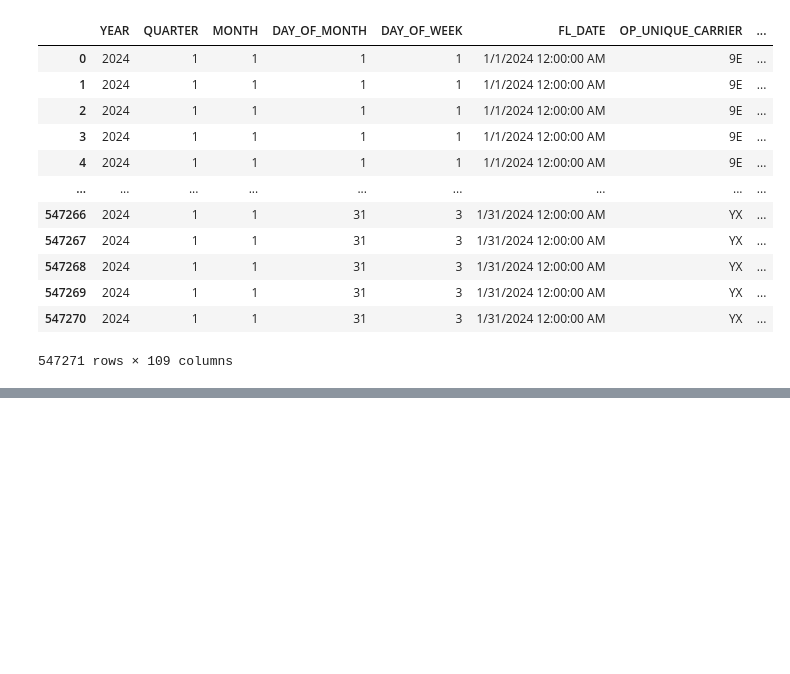
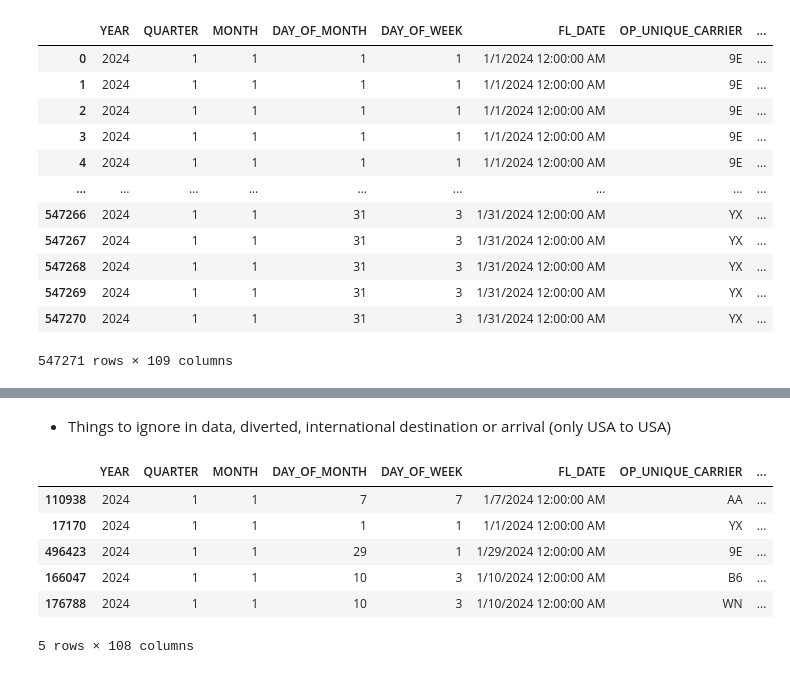
Before and after one commit to trevormgray/NN-Project, a Jupyter notebook: Flights.ipynb, the cells around one changed output, grey strips where cells are left out. Saved outputs shown, nothing was run; the diff lists cells and outputs as text; code cells hidden in the pictures; blank space fills up the shorter version.

```diff
--- a/Flights.ipynb
+++ b/Flights.ipynb
@@ -41,0 +108,19 @@ read_csv('T_ONTIME_REPORTING.csv')
+# %% [markdown]
+* Things to ignore in data, diverted, international destination or arrival (only USA to USA)
+# %%
+train_sample = train_set.sample(n=1000, random_state=42)
+
+X = train_sample.copy()
+y = X.pop('DIVERTED')
+
+X.shape
+
+X.head()
+# %% [output]
+|  | YEAR | QUARTER | MONTH | DAY_OF_MONTH | DAY_OF_WEEK | FL_DATE | OP_UNIQUE_CARRIER | ... |
+| 110938 | 2024 | 1 | 1 | 7 | 7 | 1/7/2024 12:00:00 AM | AA | ... |
+| 17170 | 2024 | 1 | 1 | 1 | 1 | 1/1/2024 12:00:00 AM | YX | ... |
+| 496423 | 2024 | 1 | 1 | 29 | 1 | 1/29/2024 12:00:00 AM | 9E | ... |
+| 166047 | 2024 | 1 | 1 | 10 | 3 | 1/10/2024 12:00:00 AM | B6 | ... |
+| 176788 | 2024 | 1 | 1 | 10 | 3 | 1/10/2024 12:00:00 AM | WN | ... |
+5 rows × 108 columns
```
Also changed, not shown: parts of 9 cells of this notebook.
